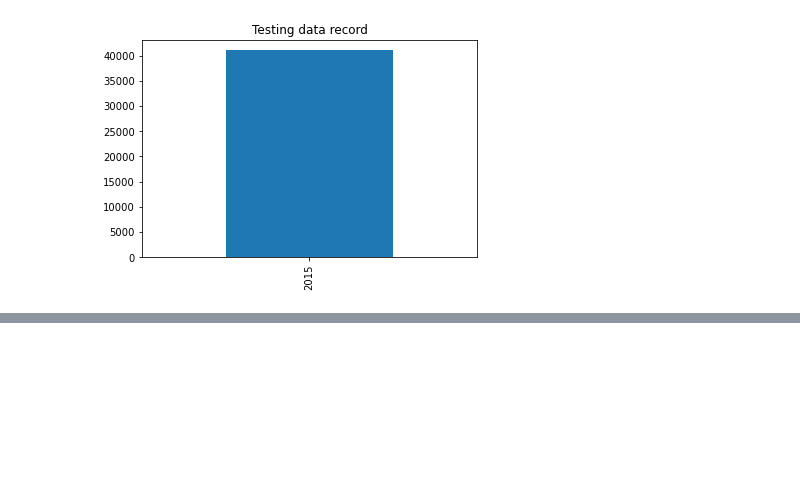
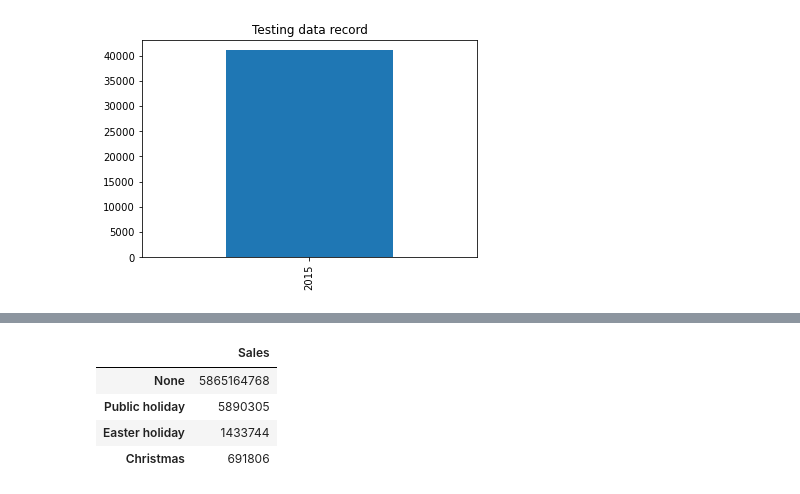
Before and after one commit to comsavvy/Pharmaceutical-Sales-Prediction, a Jupyter notebook: Interim_pharmaceutical_analysis.ipynb, the cells around one changed output, grey strips where cells are left out. Saved outputs shown, nothing was run; the diff lists cells and outputs as text; code cells hidden in the pictures; blank space fills up the shorter version.

```diff
--- a/Interim_pharmaceutical_analysis.ipynb
+++ b/Interim_pharmaceutical_analysis.ipynb
@@ -89,0 +119,8 @@ Text(0.5, 1.0, 'Testing data record')
+# %%
+behaviour
+# %% [output]
+|  | Sales |
+| None | 5865164768 |
+| Public holiday | 5890305 |
+| Easter holiday | 1433744 |
+| Christmas | 691806 |
```
Also changed, not shown: parts of 13 cells of this notebook.
